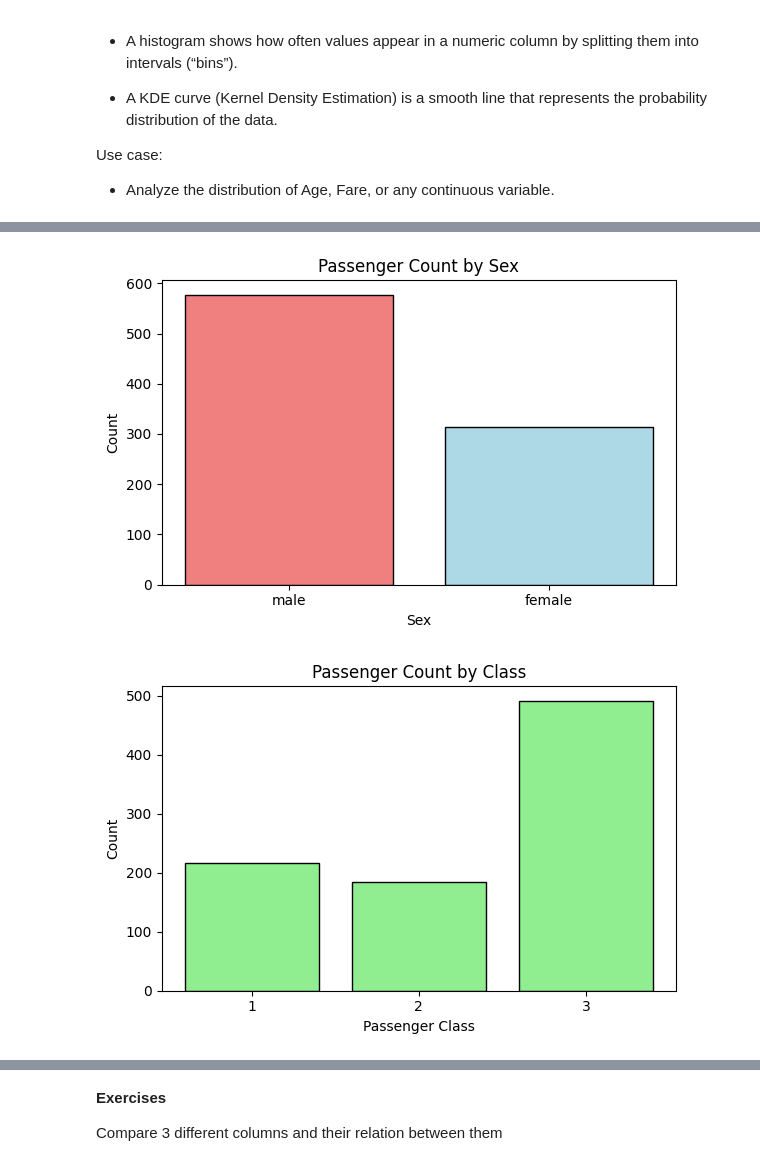
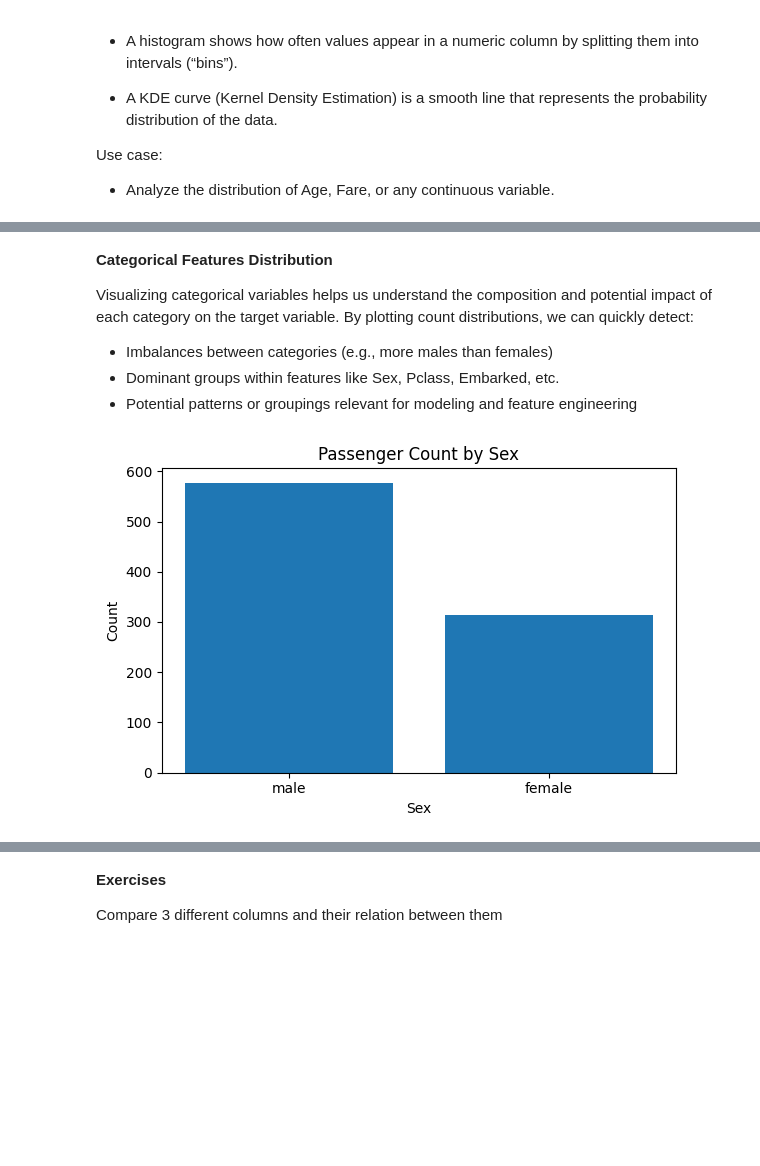
Before and after one commit to MAL-TO/Workshop-ML, a Jupyter notebook: lab-01.ipynb, the cells around one changed output, grey strips where cells are left out. Drawn from its saved outputs; the diff is of its cells as text; code cells hidden in the pictures; blank space fills up the shorter version.

```diff
--- a/lab-01.ipynb
+++ b/lab-01.ipynb
@@ -589,23 +591,20 @@ Use case:
+# %% [markdown]
+**Categorical Features Distribution**
+
+Visualizing categorical variables helps us understand the composition and potential impact of each category on the target variable. By plotting count distributions, we can quickly detect:
+
+- Imbalances between categories (e.g., more males than females)
+- Dominant groups within features like Sex, Pclass, Embarked, etc.
+- Potential patterns or groupings relevant for modeling and feature engineering
 # %%
 # Count plot for Sex
 sex_counts = df['Sex'].value_counts()
 plt.figure(figsize=(6, 4))
-plt.bar(sex_counts.index, sex_counts.values, color=['lightcoral', 'lightblue'], edgecolor='black')
+plt.bar(sex_counts.index, sex_counts.values)
 plt.title('Passenger Count by Sex')
 plt.xlabel('Sex')
 plt.ylabel('Count')
 plt.tight_layout()
 plt.show()
-
-# Count plot for Pclass
-pclass_counts = df['Pclass'].value_counts().sort_index()
-plt.figure(figsize=(6, 4))
-plt.bar(pclass_counts.index.astype(str), pclass_counts.values, color='lightgreen', edgecolor='black')
-plt.title('Passenger Count by Class')
-plt.xlabel('Passenger Class')
-plt.ylabel('Count')
-plt.tight_layout()
-plt.show()
 # %% [output]
-[figure, old version]
+[figure, new version]
-[figure, removed]
```
Also changed, not shown: parts of 14 cells of this notebook, 1 other file.
